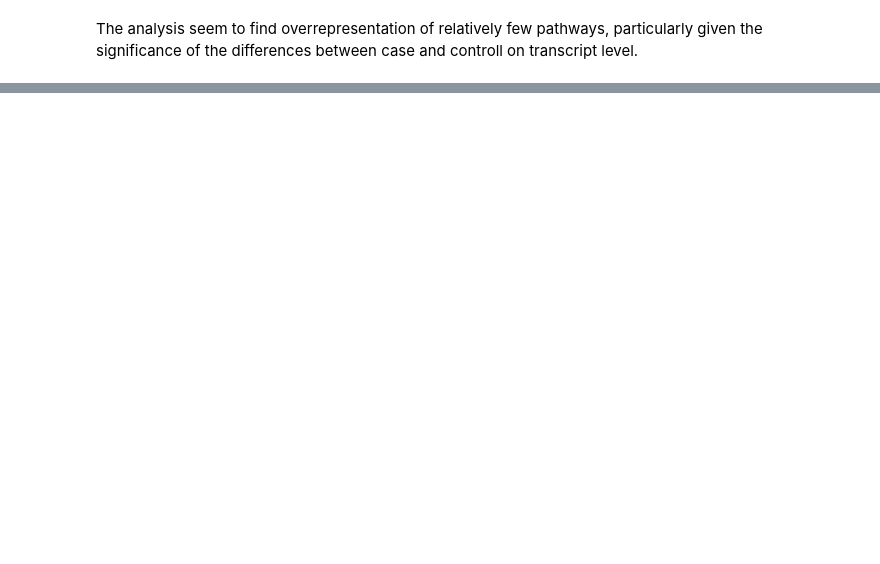
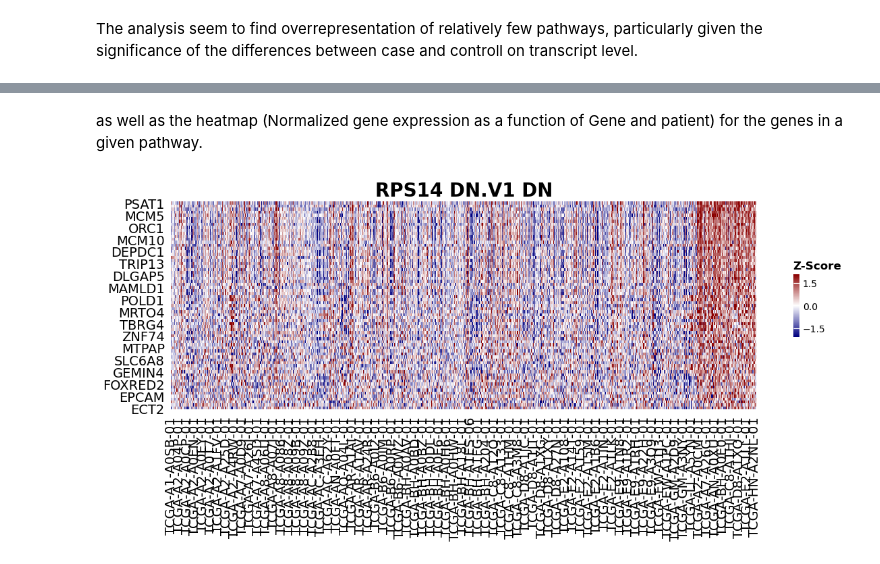
Before and after one commit to statisticalbiotechnology/dsbook, a Jupyter notebook: dsbook/network/gsea.ipynb, the cells around one changed output, grey strips where cells are left out. Cells and saved outputs as stored; diff of their text form; code cells hidden in the pictures; blank space fills up the shorter version.

```diff
--- a/dsbook/network/gsea.ipynb
+++ b/dsbook/network/gsea.ipynb
@@ -154,0 +137,11 @@ axs = gs_res.plot(terms=terms[6])
+# %% [markdown]
+as well as the heatmap (Normalized gene expression as a function of Gene and patient) for the genes in a given pathway.
+# %%
+from gseapy import heatmap
+# plotting heatmap
+i = 0
+genes = gs.res2d.Lead_genes[i].split(";")
+# Make sure that ``ofname`` is not None, if you want to save your figure to disk
+ax = heatmap(df = gs.heatmat.loc[genes], z_score=0, title=gs_res.Term[i], figsize=(14,4))
+# %% [output]
+[figure, added]
```
Also changed, not shown: parts of 19 cells of this notebook, 8 other files.
